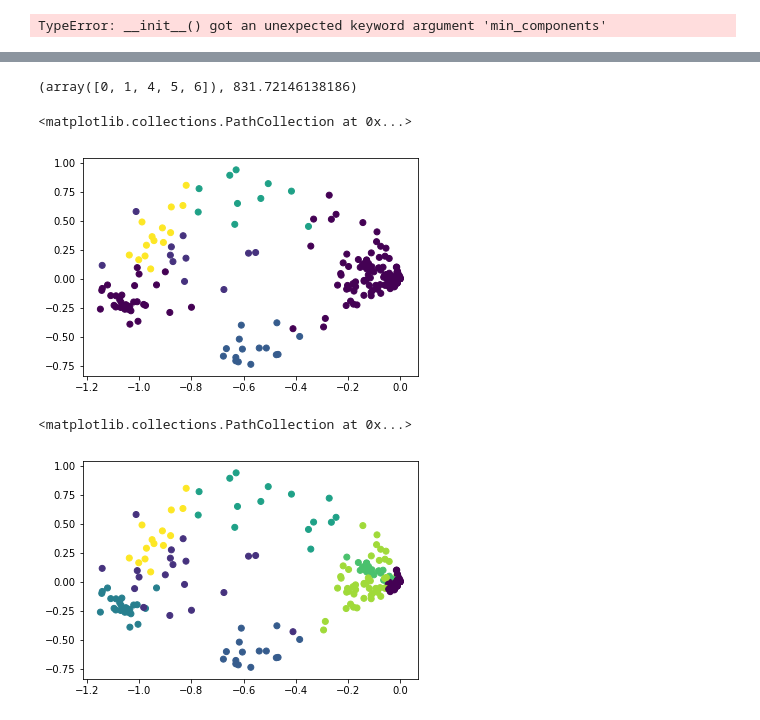
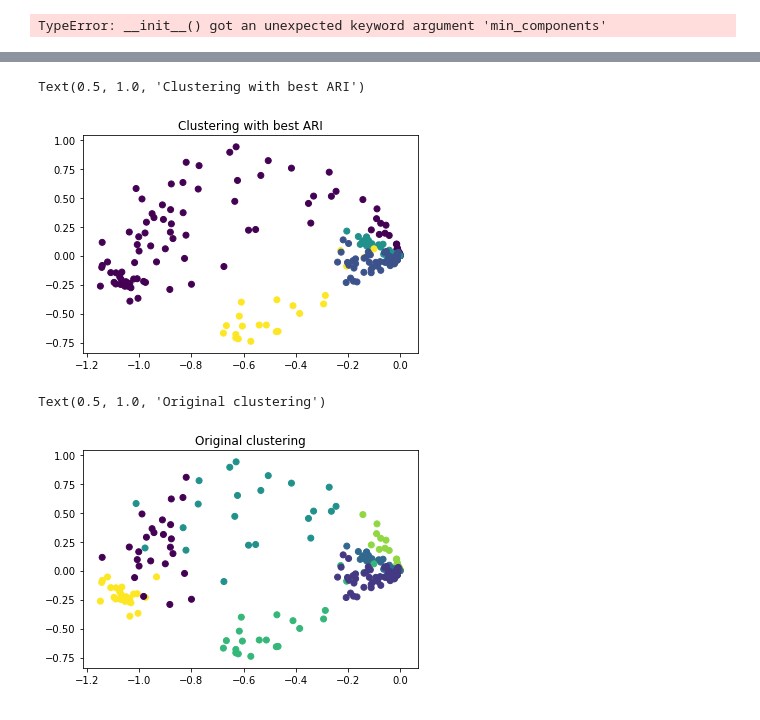
Before and after one commit to neurodata/weighted_graph_models, a Jupyter notebook: cyclops.ipynb, the cells around one changed output, grey strips where cells are left out. Cells and saved outputs as stored; diff of their text form; code cells hidden in the pictures.

```diff
--- a/cyclops.ipynb
+++ b/cyclops.ipynb
@@ -157,11 +159,15 @@ from graspy.utils import binarize
 left_adj, left_labels = load_drosophila_left(return_labels=True)
 right_adj, right_labels = load_drosophila_right(return_labels=True)
 # %%
+np.random.seed(16662)
 A_right = binarize(right_adj)
-X_hat_right = ASE(n_components=3).fit_transform(A_right)[0]
-gclust_right = GCLUST(max_components=8)
+X_hat_right = np.concatenate(ASE(n_components=3).fit_transform(A_right), axis=1)
+gclust_right = GCLUST(max_components=15)
 c_hat_right = gclust_right.fit_predict(X_hat_right)
 
 fig, ax = plt.subplots(1,1)
 ax.scatter(-X_hat_right[:, 0], X_hat_right[:, 1], c=c_hat_right)
+
+unique_labels = np.unique(c_hat_right)
+K = len(unique_labels)
 # %% [output]
@@ -176,14 +177,10 @@ pairplot(X_hat_right)
 # %%
-unique_labels = np.unique(c_hat_right)
-K = len(unique_labels)
-
-guess = (1,1,1)
-params, pcov = optimize.curve_fit(func, X_hat_right[:, :2], X_hat_right[:, 2], guess)
 
 class_idx = np.array([np.where(c_hat_right == u)[0] for u in unique_labels])
 
 loglikelihoods_right = [np.sum(gclust_right.model_.score_samples(X_hat_right))]
 combos = []
+aris_right = [ari(right_labels, c_hat_right)]
 
 # Plot for each fitted quad
 for k in range(len(unique_labels)):
@@ -192,15 +189,20 @@ for k in range(len(unique_labels)):
         combos.append(combo)
         print(combo)
         temp_quad_labels = np.concatenate(class_idx[combo])
+
+        temp_label = min(combo)
         temp_n = len(temp_quad_labels)
 
-        maxes = np.array([max(X_hat[temp_quad_labels, i]) for i in range(X_hat_right.shape[1] - 1)])
-        mins = np.array([min(X_hat[temp_quad_labels, i]) for i in range(X_hat_right.shape[1] - 1)])
+        temp_c_hat = c_hat_right.copy()
+        temp_c_hat[temp_quad_labels] = temp_label
+
+        maxes = np.array([max(X_hat_right[temp_quad_labels, i]) for i in range(X_hat_right.shape[1] - 1)])
+        mins = np.array([min(X_hat_right[temp_quad_labels, i]) for i in range(X_hat_right.shape[1] - 1)])
         area = np.prod(maxes - mins)
         log_A = temp_n * np.log(1/area)
 
-        guess = (1,1,1)
-        params, pcov = optimize.curve_fit(func, X_hat_right[temp_quad_labels, :2], X_hat_right[temp_quad_labels, 2], guess)
+        guess = (1,1,1,1,1,1)
+        params, pcov = optimize.curve_fit(func, X_hat_right[temp_quad_labels, :5], X_hat_right[temp_quad_labels, 5], guess)
 
 #         fig = plt.figure()
 #         ax = fig.add_subplot(111, projection='3d')
@@ -217,6 +219,7 @@ for k in range(len(unique_labels)):
         gmm_log_likelihood = np.sum(gclust_right.model_.score_samples(X_hat_right[-temp_quad_labels]))
 
         loglikelihoods_right.append(quad_log_likelihood + gmm_log_likelihood + log_A)
+        aris_right.append(ari(right_labels, temp_c_hat))
 # %% [output]
 [0]
 [1]
@@ -250,3 +254,0 @@ ax.plot(np.arange(100, len(combos) + 1), loglikelihoods_right[100:])
-# %%
-for i in range(len(combos[100:])):
-    print(i, combos[100 + i])
@@ -271,32 +255,30 @@ for i in range(len(combos[100:])):
-# %%
-combos[107], loglikelihoods_right[100+7]
-# %% [output]
-(array([0, 1, 4, 5, 6]), 831.72146138186)
 # %%
-combo = combos[107]
+combo = combos[np.argmax(aris_right) - 1]
 temp_quad_labels = np.concatenate(class_idx[combo])
 temp_label = min(combo)
 temp_n = len(temp_quad_labels)
 
 temp_c_hat = c_hat_right.copy()
 temp_c_hat[temp_quad_labels] = temp_label
 
-maxes = np.array([max(X_hat[temp_quad_labels, i]) for i in range(X_hat_right.shape[1] - 1)])
-mins = np.array([min(X_hat[temp_quad_labels, i]) for i in range(X_hat_right.shape[1] - 1)])
+maxes = np.array([max(X_hat_right[temp_quad_labels, i]) for i in range(X_hat_right.shape[1] - 1)])
+mins = np.array([min(X_hat_right[temp_quad_labels, i]) for i in range(X_hat_right.shape[1] - 1)])
 area = np.prod(maxes - mins)
 log_A = temp_n * np.log(1/area)
 
-guess = (1,1,1)
-params, pcov = optimize.curve_fit(func, X_hat_right[temp_quad_labels, :2], X_hat_right[temp_quad_labels, 2], guess)
+guess = (1,1,1,1,1,1)
+params, pcov = optimize.curve_fit(func, X_hat_right[temp_quad_labels, :5], X_hat_right[temp_quad_labels, 2], guess)
 
 fig, ax = plt.subplots(1,1)
 ax.scatter(-X_hat_right[:, 0], X_hat_right[:, 1], c=temp_c_hat)
+ax.set_title('Clustering with best ARI')
 # %% [output]
-<matplotlib.collections.PathCollection at 0x...>
+Text(0.5, 1.0, 'Clustering with best ARI')
-[figure, old version]
+[figure, new version]
 # %%
 fig, ax = plt.subplots(1,1)
 ax.scatter(-X_hat_right[:, 0], X_hat_right[:, 1], c=c_hat_right)
+ax.set_title('Original clustering')
 # %% [output]
-<matplotlib.collections.PathCollection at 0x...>
+Text(0.5, 1.0, 'Original clustering')
-[figure, old version]
+[figure, new version]
```
Also changed, not shown: parts of 8 cells of this notebook, 1 other file.
